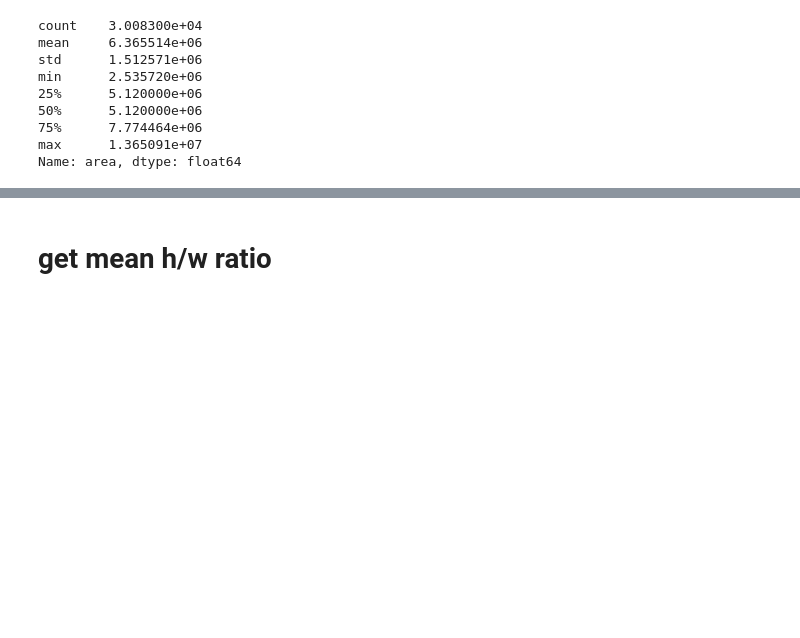
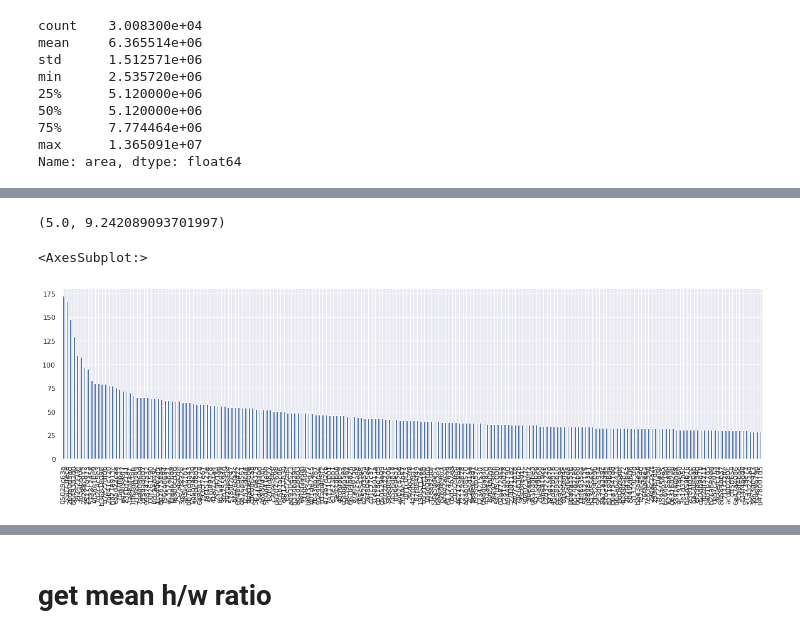
Before and after one commit to kseniaryabinova/lungs_competition, a Jupyter notebook: jupyter_notebooks/eda.ipynb, the cells around one changed output, grey strips where cells are left out. Drawn from its saved outputs; the diff is of its cells as text; code cells hidden in the pictures; blank space fills up the shorter version.

```diff
--- a/jupyter_notebooks/eda.ipynb
+++ b/jupyter_notebooks/eda.ipynb
@@ -300,0 +332,9 @@ train.to_csv('../dataset/train_with_image_info.csv', index=False)
+# %%
+train['PatientID'].value_counts().median(), train['PatientID'].value_counts().mean()
+# %% [output]
+(5.0, 9.242089093701997)
+# %%
+train['PatientID'].value_counts()[:200].plot(kind='bar')
+# %% [output]
+<AxesSubplot:>
+[figure, added]
```
Also changed, not shown: parts of 24 cells of this notebook.
